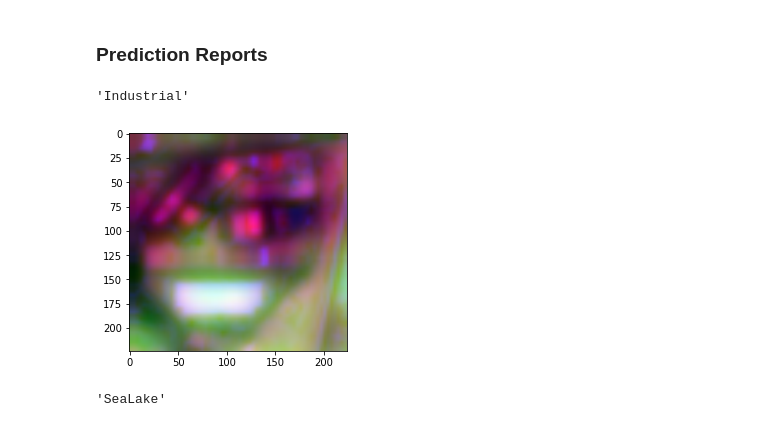
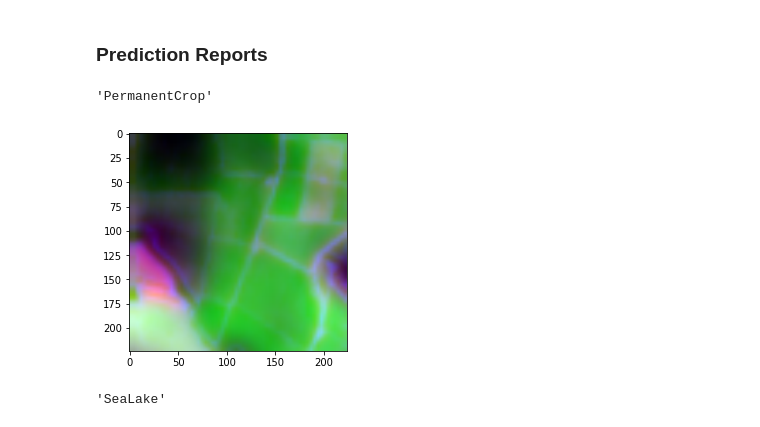
Before and after one commit to saksman/cs29482_eurosat, a Jupyter notebook: GoogLeNet_SWIR.ipynb, the cells around one changed output. Cells and saved outputs as stored; diff of their text form; code cells hidden in the pictures.

```diff
--- a/GoogLeNet_SWIR.ipynb
+++ b/GoogLeNet_SWIR.ipynb
@@ -62,14 +62,6 @@ ds_df.head()
 # %% [markdown]
 ## Config
 # %%
-# ROOT_PATH = '.'
-# BASE_PATH = os.path.join(ROOT_PATH, 'Image_Dataset')
-# DATA_PATH = os.path.join(ROOT_PATH, 'Dataset')
-# FULL_DATA_DF = os.path.join(ROOT_PATH, 'FULL_DATA.csv')
-
-# if not os.path.isdir(DATA_PATH):
-#     os.mkdir(DATA_PATH)
-
 IDX_CLASS_LABELS = {
     0: 'AnnualCrop',
     1: 'Forest',
@@ -89,7 +81,7 @@ for key, val in IDX_CLASS_LABELS.items():
 
 NUM_CLASSES = len(IDX_CLASS_LABELS.items())
 torch.manual_seed(10)
-VALID_SIZE = 0.1
+VALID_SIZE = 0.2
 # %% [markdown]
 ## Utils
 # %%
@@ -707,10 +536,10 @@ def predict_single(image):
     _, prediction = torch.max(preds.cpu().detach(), dim=1)
     return decode_target(int(prediction), text_labels=True)
 # %%
-predict_single(valid_ds[10][0])
+predict_single(valid_ds[15][0])
 # %% [output]
-'Industrial'
+'PermanentCrop'
-[figure, old version]
+[figure, new version]
 # %%
 predict_single(valid_ds[25][0])
 # %% [output]
```
Also changed, not shown: parts of 52 cells of this notebook.
